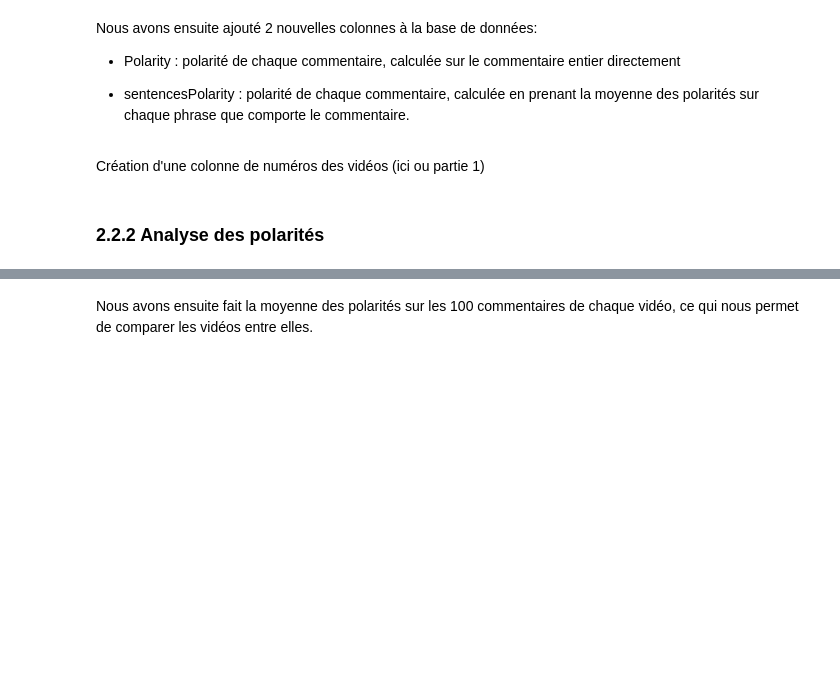
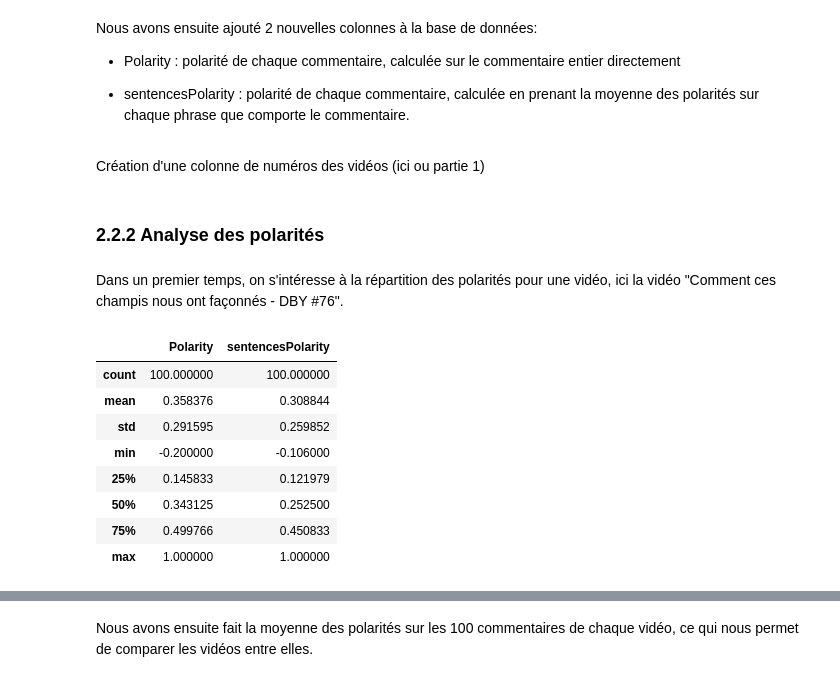
Before and after one commit to AntoineLlg/projet-python-2a, a Jupyter notebook: rapport_commentaires_youtube.ipynb, the cells around one changed output, grey strips where cells are left out. Cells and saved outputs as stored; diff of their text form; code cells hidden in the pictures; blank space fills up the shorter version.

```diff
--- a/rapport_commentaires_youtube.ipynb
+++ b/rapport_commentaires_youtube.ipynb
@@ -247,3 +248,17 @@ Création d'une colonne de numéros des vidéos (ici ou partie 1)
 data['DBY'] = data.loc[:,['videoTitle']].apply(np.vectorize(lambda string : string[-7:]))
 # %% [markdown]
 ### 2.2.2 Analyse des polarités
+# %% [markdown]
+Dans un premier temps, on s'intéresse à la répartition des polarités pour une vidéo, ici la vidéo "Comment ces champis nous ont façonnés - DBY #76".
+# %%
+data.loc[data['DBY'] == "DBY #76", ['Polarity', 'sentencesPolarity']].describe()
+# %% [output]
+|  | Polarity | sentencesPolarity |
+| count | 100.000000 | 100.000000 |
+| mean | 0.358376 | 0.308844 |
+| std | 0.291595 | 0.259852 |
+| min | -0.200000 | -0.106000 |
+| 25% | 0.145833 | 0.121979 |
+| 50% | 0.343125 | 0.252500 |
+| 75% | 0.499766 | 0.450833 |
+| max | 1.000000 | 1.000000 |
```
Also changed, not shown: parts of 6 cells of this notebook.
